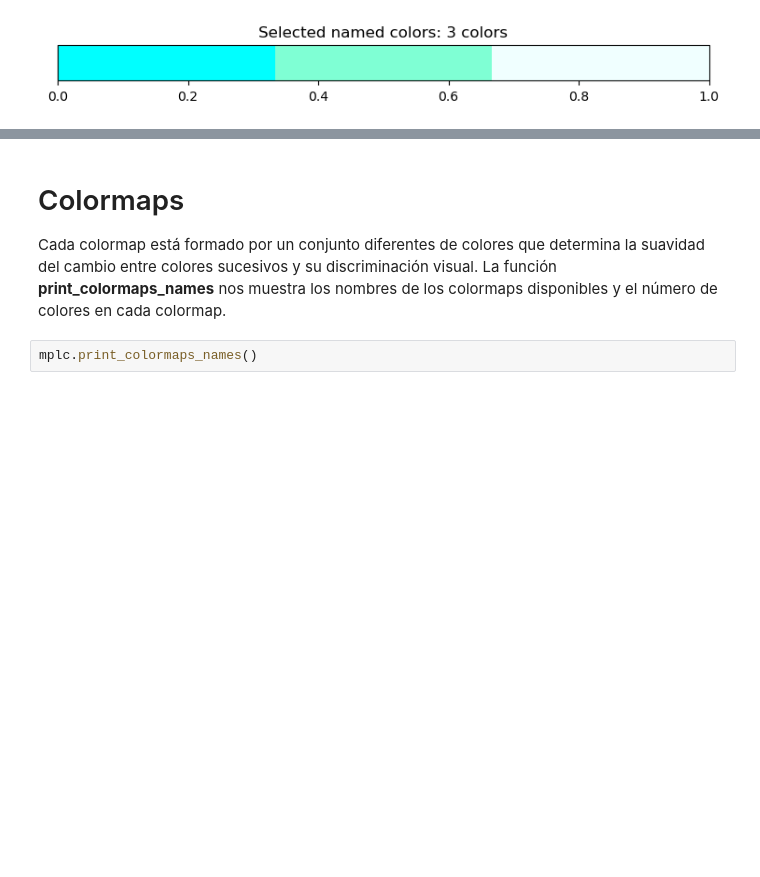
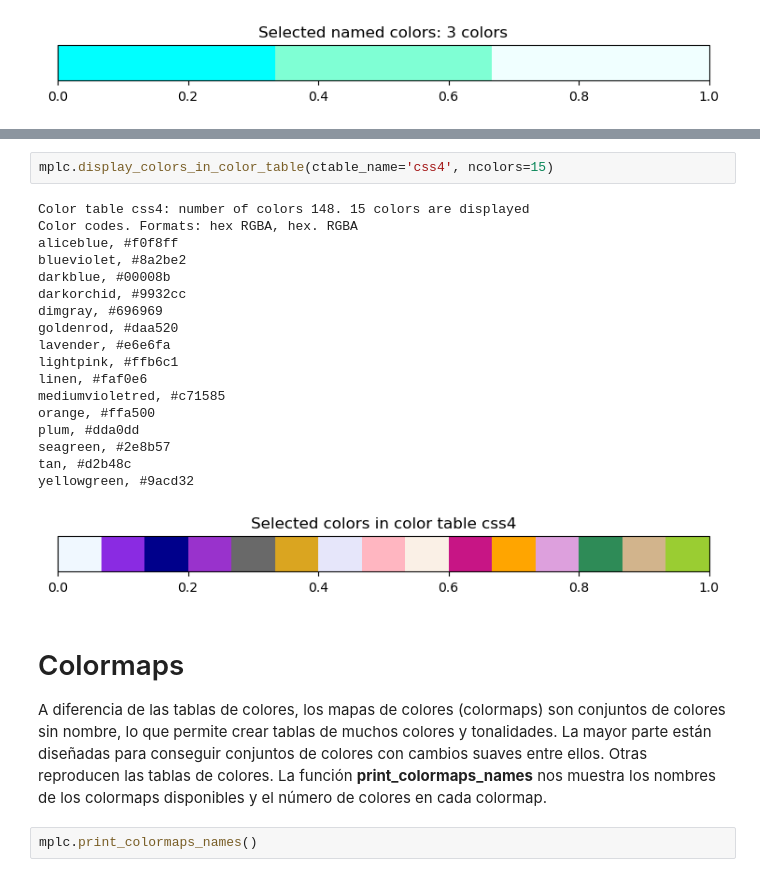
Before and after one commit to solisgb/mpl_colors, a Jupyter notebook: mpl_colors.ipynb, the cells around one changed output, grey strips where cells are left out. Saved outputs shown, nothing was run; the diff lists cells and outputs as text; blank space fills up the shorter version.

```diff
--- a/mpl_colors.ipynb
+++ b/mpl_colors.ipynb
@@ -51,7 +83,28 @@ azure, #F0FFFF
+# %%
+mplc.display_colors_in_color_table(ctable_name='css4', ncolors=15)
+# %% [output]
+Color table css4: number of colors 148. 15 colors are displayed
+Color codes. Formats: hex RGBA, hex. RGBA
+aliceblue, #f0f8ff
+blueviolet, #8a2be2
+darkblue, #00008b
+darkorchid, #9932cc
+dimgray, #696969
+goldenrod, #daa520
+lavender, #e6e6fa
+lightpink, #ffb6c1
+linen, #faf0e6
+mediumvioletred, #c71585
+orange, #ffa500
+plum, #dda0dd
+seagreen, #2e8b57
+tan, #d2b48c
+yellowgreen, #9acd32
+[figure, added]
 # %% [markdown]
 # Colormaps
 
-Cada colormap está formado por un conjunto diferentes de colores que determina la suavidad del cambio entre colores sucesivos y su discriminación visual. La función __print_colormaps_names__ nos muestra los nombres de los colormaps disponibles y el número de colores en cada colormap.
+A diferencia de las tablas de colores, los mapas de colores (colormaps) son conjuntos de colores sin nombre, lo que permite crear tablas de muchos colores y tonalidades. La mayor parte están diseñadas para conseguir conjuntos de colores con cambios suaves entre ellos. Otras reproducen las tablas de colores. La función __print_colormaps_names__ nos muestra los nombres de los colormaps disponibles y el número de colores en cada colormap.
 # %%
 mplc.print_colormaps_names()
 # %% [output]
```
Also changed, not shown: parts of 20 cells of this notebook, 3 other files.
